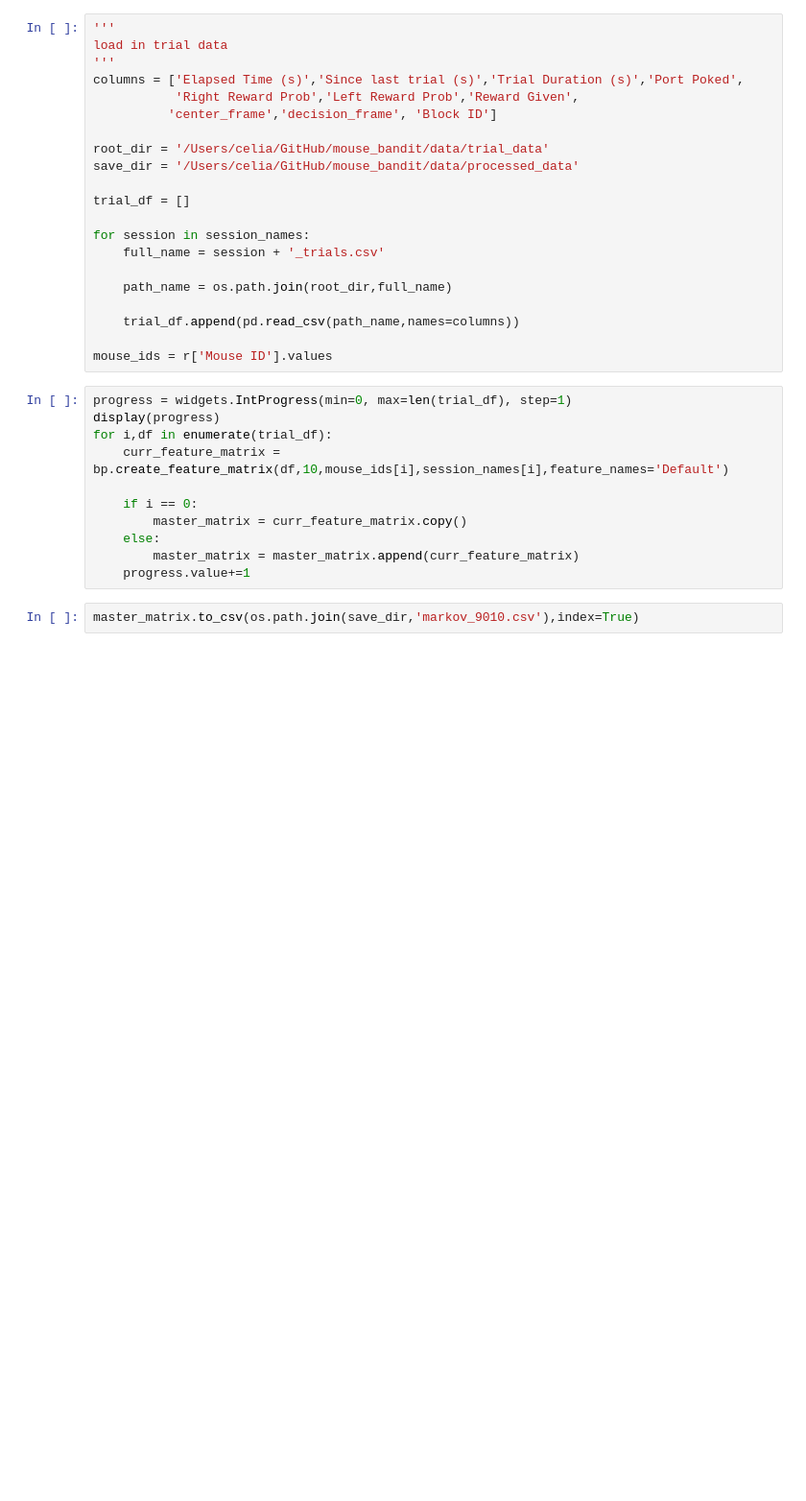
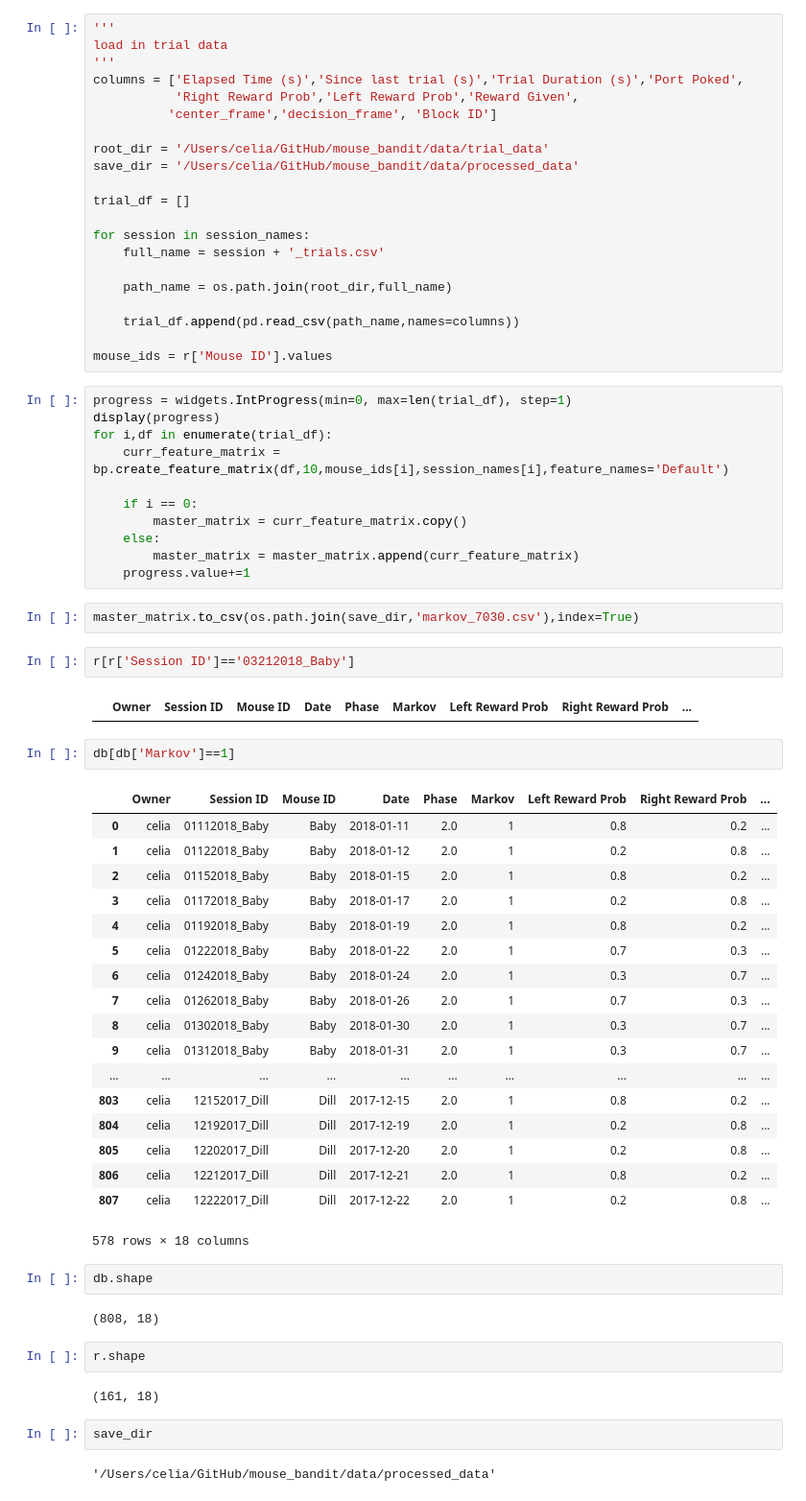
Before and after one commit to celiaberon/mouse_bandit, a Jupyter notebook: jupyter_notebooks/working/preprocessing pipeline.ipynb, the cells around one changed output. Shown at 96% size. Cells and saved outputs as stored; diff of their text form; blank space fills up the shorter version.

```diff
--- a/jupyter_notebooks/working/preprocessing pipeline.ipynb
+++ b/jupyter_notebooks/working/preprocessing pipeline.ipynb
@@ -205,4 +203,41 @@ for i,df in enumerate(trial_df):
         master_matrix = master_matrix.append(curr_feature_matrix)
     progress.value+=1
 # %%
-master_matrix.to_csv(os.path.join(save_dir,'markov_9010.csv'),index=True)
+master_matrix.to_csv(os.path.join(save_dir,'markov_7030.csv'),index=True)
+# %%
+r[r['Session ID']=='03212018_Baby']
+# %% [output]
+|  | Owner | Session ID | Mouse ID | Date | Phase | Markov | Left Reward Prob | Right Reward Prob | ... |
+# %%
+db[db['Markov']==1]
+# %% [output]
+|  | Owner | Session ID | Mouse ID | Date | Phase | Markov | Left Reward Prob | Right Reward Prob | ... |
+| 0 | celia | 01112018_Baby | Baby | 2018-01-11 | 2.0 | 1 | 0.8 | 0.2 | ... |
+| 1 | celia | 01122018_Baby | Baby | 2018-01-12 | 2.0 | 1 | 0.2 | 0.8 | ... |
+| 2 | celia | 01152018_Baby | Baby | 2018-01-15 | 2.0 | 1 | 0.8 | 0.2 | ... |
+| 3 | celia | 01172018_Baby | Baby | 2018-01-17 | 2.0 | 1 | 0.2 | 0.8 | ... |
+| 4 | celia | 01192018_Baby | Baby | 2018-01-19 | 2.0 | 1 | 0.8 | 0.2 | ... |
+| 5 | celia | 01222018_Baby | Baby | 2018-01-22 | 2.0 | 1 | 0.7 | 0.3 | ... |
+| 6 | celia | 01242018_Baby | Baby | 2018-01-24 | 2.0 | 1 | 0.3 | 0.7 | ... |
+| 7 | celia | 01262018_Baby | Baby | 2018-01-26 | 2.0 | 1 | 0.7 | 0.3 | ... |
+| 8 | celia | 01302018_Baby | Baby | 2018-01-30 | 2.0 | 1 | 0.3 | 0.7 | ... |
+| 9 | celia | 01312018_Baby | Baby | 2018-01-31 | 2.0 | 1 | 0.3 | 0.7 | ... |
+| ... | ... | ... | ... | ... | ... | ... | ... | ... | ... |
+| 803 | celia | 12152017_Dill | Dill | 2017-12-15 | 2.0 | 1 | 0.8 | 0.2 | ... |
+| 804 | celia | 12192017_Dill | Dill | 2017-12-19 | 2.0 | 1 | 0.2 | 0.8 | ... |
+| 805 | celia | 12202017_Dill | Dill | 2017-12-20 | 2.0 | 1 | 0.2 | 0.8 | ... |
+| 806 | celia | 12212017_Dill | Dill | 2017-12-21 | 2.0 | 1 | 0.8 | 0.2 | ... |
+| 807 | celia | 12222017_Dill | Dill | 2017-12-22 | 2.0 | 1 | 0.2 | 0.8 | ... |
+578 rows × 18 columns
+# %%
+db.shape
+# %% [output]
+(808, 18)
+# %%
+r.shape
+# %% [output]
+(161, 18)
+# %%
+save_dir
+# %% [output]
+'/Users/celia/GitHub/mouse_bandit/data/processed_data'
```
Also changed, not shown: parts of 6 cells of this notebook, 19 other files.
